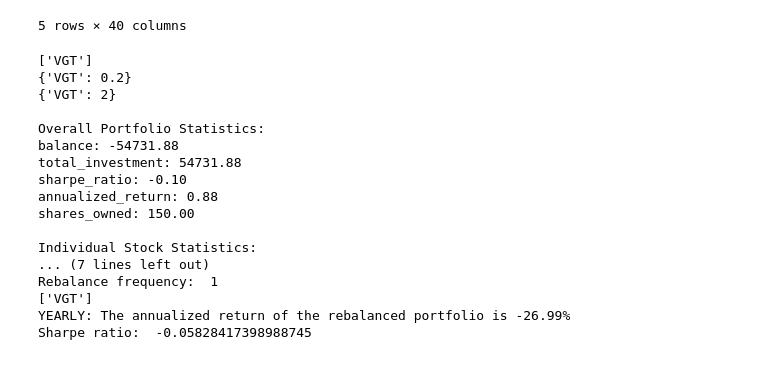
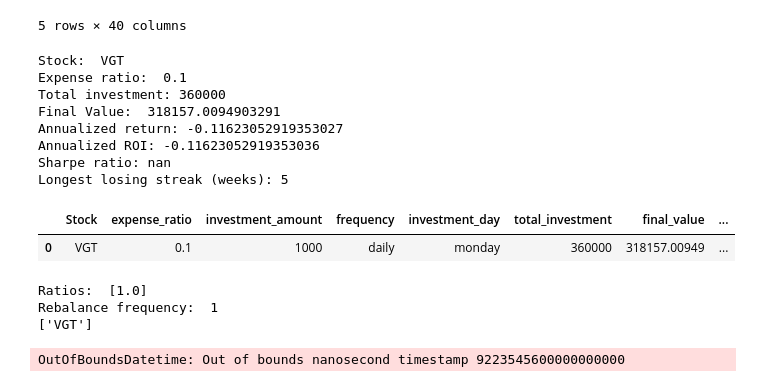
Before and after one commit to bxdong7/FinTrade, a Jupyter notebook: classes.ipynb, the cells around one changed output. Saved outputs shown, nothing was run; the diff lists cells and outputs as text; code cells hidden in the pictures.

```diff
--- a/classes.ipynb
+++ b/classes.ipynb
@@ -841,22 +1012,23 @@ class Trade:
 # %%
 trader = Trade()
+# %%
+df = trader.DCA_Portfolio()
+display(df)
+# %% [output]
+Stock:  VGT
+Expense ratio:  0.1
+Total investment: 360000
+Final Value:  318157.0094903291
+Annualized return: -0.11623052919353027
+Annualized ROI: -0.11623052919353036
+Sharpe ratio: nan
+Longest losing streak (weeks): 5
+|  | Stock | expense_ratio | investment_amount | frequency | investment_day | total_investment | final_value | ... |
+| 0 | VGT | 0.1 | 1000 | daily | monday | 360000 | 318157.00949 | ... |
 # %%
-trader.StrategyChoice()
+trader.Rebalance_Porfolio()
 # %% [output]
-['VGT']
-{'VGT': 0.2}
-{'VGT': 2}
-
-Overall Portfolio Statistics:
-balance: -54731.88
-total_investment: 54731.88
-sharpe_ratio: -0.10
-annualized_return: 0.88
-shares_owned: 150.00
-
-Individual Stock Statistics:
-... (7 lines left out)
+Ratios:  [1.0]
 Rebalance frequency:  1
 ['VGT']
-YEARLY: The annualized return of the rebalanced portfolio is -26.99%
-Sharpe ratio:  -0.05828417398988745
+OutOfBoundsDatetime: Out of bounds nanosecond timestamp 9223545600000000000
```
Also changed, not shown: parts of 3 cells of this notebook.
